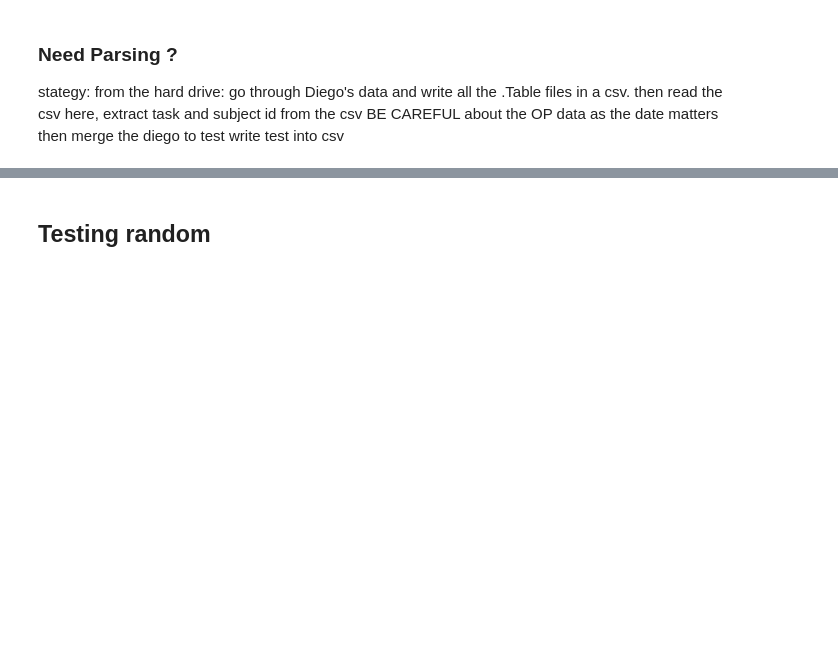
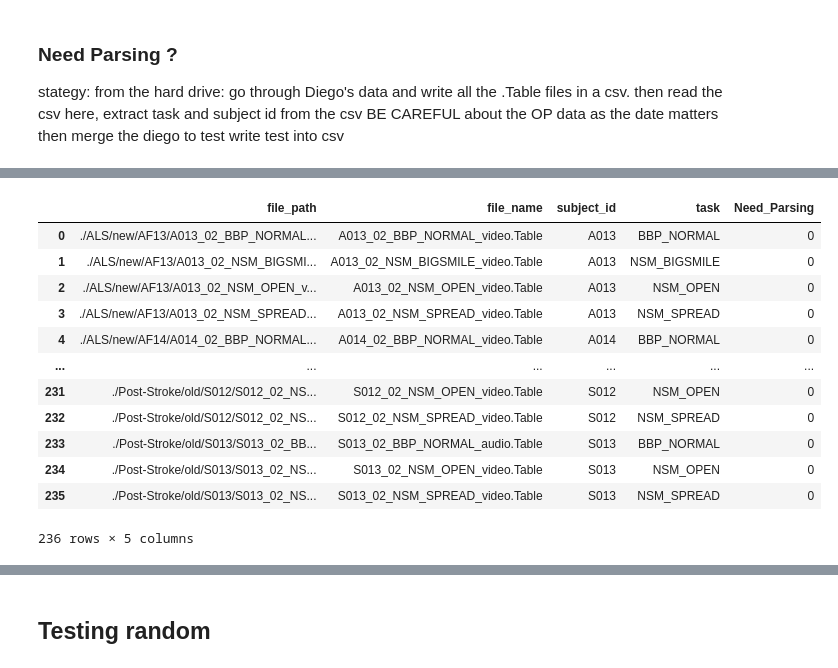
Before and after one commit to denizjafari/ClinicalScore, a Jupyter notebook: data_availability.ipynb, the cells around one changed output, grey strips where cells are left out. Drawn from its saved outputs; the diff is of its cells as text; code cells hidden in the pictures; blank space fills up the shorter version.

```diff
--- a/data_availability.ipynb
+++ b/data_availability.ipynb
@@ -336,3 +379,19 @@ parsed['Need_Parsing'] = np.where(parsed['file_name)'].isnull() , 0, 1)
+# %%
+parsed
+# %% [output]
+|  | file_path | file_name | subject_id | task | Need_Parsing |
+| 0 | ./ALS/new/AF13/A013_02_BBP_NORMAL... | A013_02_BBP_NORMAL_video.Table | A013 | BBP_NORMAL | 0 |
+| 1 | ./ALS/new/AF13/A013_02_NSM_BIGSMI... | A013_02_NSM_BIGSMILE_video.Table | A013 | NSM_BIGSMILE | 0 |
+| 2 | ./ALS/new/AF13/A013_02_NSM_OPEN_v... | A013_02_NSM_OPEN_video.Table | A013 | NSM_OPEN | 0 |
+| 3 | ./ALS/new/AF13/A013_02_NSM_SPREAD... | A013_02_NSM_SPREAD_video.Table | A013 | NSM_SPREAD | 0 |
+| 4 | ./ALS/new/AF14/A014_02_BBP_NORMAL... | A014_02_BBP_NORMAL_video.Table | A014 | BBP_NORMAL | 0 |
+| ... | ... | ... | ... | ... | ... |
+| 231 | ./Post-Stroke/old/S012/S012_02_NS... | S012_02_NSM_OPEN_video.Table | S012 | NSM_OPEN | 0 |
+| 232 | ./Post-Stroke/old/S012/S012_02_NS... | S012_02_NSM_SPREAD_video.Table | S012 | NSM_SPREAD | 0 |
+| 233 | ./Post-Stroke/old/S013/S013_02_BB... | S013_02_BBP_NORMAL_audio.Table | S013 | BBP_NORMAL | 0 |
+| 234 | ./Post-Stroke/old/S013/S013_02_NS... | S013_02_NSM_OPEN_video.Table | S013 | NSM_OPEN | 0 |
+| 235 | ./Post-Stroke/old/S013/S013_02_NS... | S013_02_NSM_SPREAD_video.Table | S013 | NSM_SPREAD | 0 |
+236 rows × 5 columns
 # %%
 test2 = test.merge(parsed, how= 'left', on=['subject_id', 'task'])
 test2.loc[test2['Need_Parsing'].isnull(), 'Need_Parsing'] = 1
```
Also changed, not shown: parts of 13 cells of this notebook.
